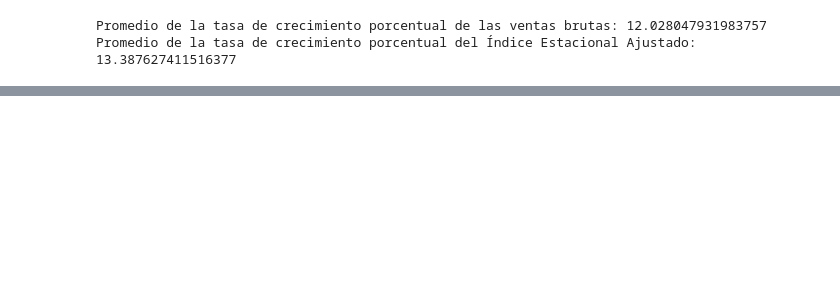
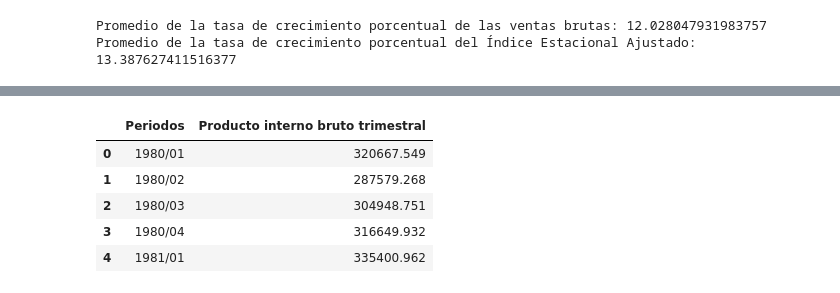
Before and after one commit to maferpy/unidad9, a Jupyter notebook: pronosticos.ipynb, the cells around one changed output, grey strips where cells are left out. Cells and saved outputs as stored; diff of their text form; code cells hidden in the pictures; blank space fills up the shorter version.

```diff
--- a/pronosticos.ipynb
+++ b/pronosticos.ipynb
@@ -279,0 +358,10 @@ df.head()
+# %%
+df = pd.read_excel("ProductoIA2.xlsx")
+df.head()
+# %% [output]
+|  | Periodos | Producto interno bruto trimestral |
+| 0 | 1980/01 | 320667.549 |
+| 1 | 1980/02 | 287579.268 |
+| 2 | 1980/03 | 304948.751 |
+| 3 | 1980/04 | 316649.932 |
+| 4 | 1981/01 | 335400.962 |
```
Also changed, not shown: parts of 16 cells of this notebook, 1 other file.
